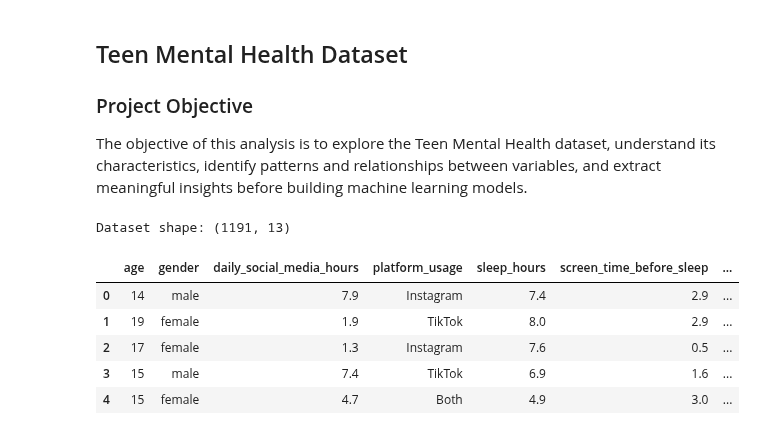
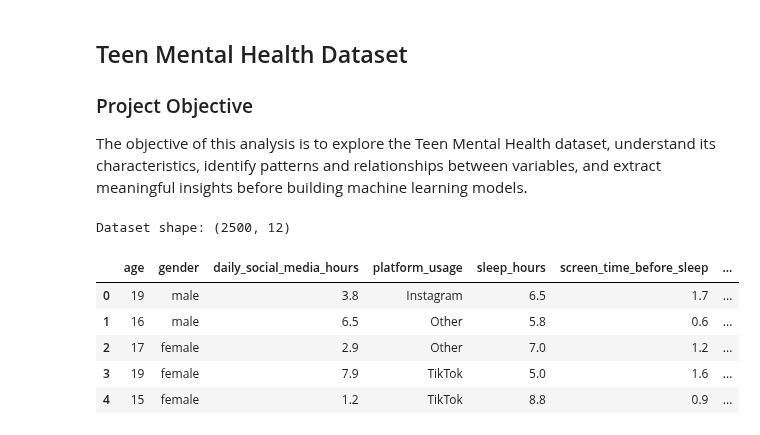
Before and after one commit to Sdra-Awameh/SocialMedia_Impact_on_Mental-Health_Project, a Jupyter notebook: EDA.ipynb, the cells around one changed output. Saved outputs shown, nothing was run; the diff lists cells and outputs as text; code cells hidden in the pictures.

```diff
--- a/EDA.ipynb
+++ b/EDA.ipynb
@@ -8,25 +8,25 @@ The objective of this analysis is to explore the Teen Mental Health dataset, und
 # %%
 
 import pandas as pd
 import matplotlib.pyplot as plt
 import seaborn as sns
 
 # Load the cleaned dataset
-df = pd.read_csv("Teen_Mental_Health_Dataset_Cleaned.csv")
+df = pd.read_csv("Teen_Mental_Health_Dataset.csv")
 
 # Display dataset dimensions
 print("Dataset shape:", df.shape)
 
 # Display the first five rows
 display(df.head())
 # %% [output]
-Dataset shape: (1191, 13)
+Dataset shape: (2500, 12)
 |  | age | gender | daily_social_media_hours | platform_usage | sleep_hours | screen_time_before_sleep | ... |
-| 0 | 14 | male | 7.9 | Instagram | 7.4 | 2.9 | ... |
-| 1 | 19 | female | 1.9 | TikTok | 8.0 | 2.9 | ... |
-| 2 | 17 | female | 1.3 | Instagram | 7.6 | 0.5 | ... |
-| 3 | 15 | male | 7.4 | TikTok | 6.9 | 1.6 | ... |
-| 4 | 15 | female | 4.7 | Both | 4.9 | 3.0 | ... |
+| 0 | 19 | male | 3.8 | Instagram | 6.5 | 1.7 | ... |
+| 1 | 16 | male | 6.5 | Other | 5.8 | 0.6 | ... |
+| 2 | 17 | female | 2.9 | Other | 7.0 | 1.2 | ... |
+| 3 | 19 | female | 7.9 | TikTok | 5.0 | 1.6 | ... |
+| 4 | 15 | female | 1.2 | TikTok | 8.8 | 0.9 | ... |
 # %%
 
 print("COLUMN NAMES AND DATA TYPES")
```
Also changed, not shown: parts of 5 cells of this notebook, 1 other file.
